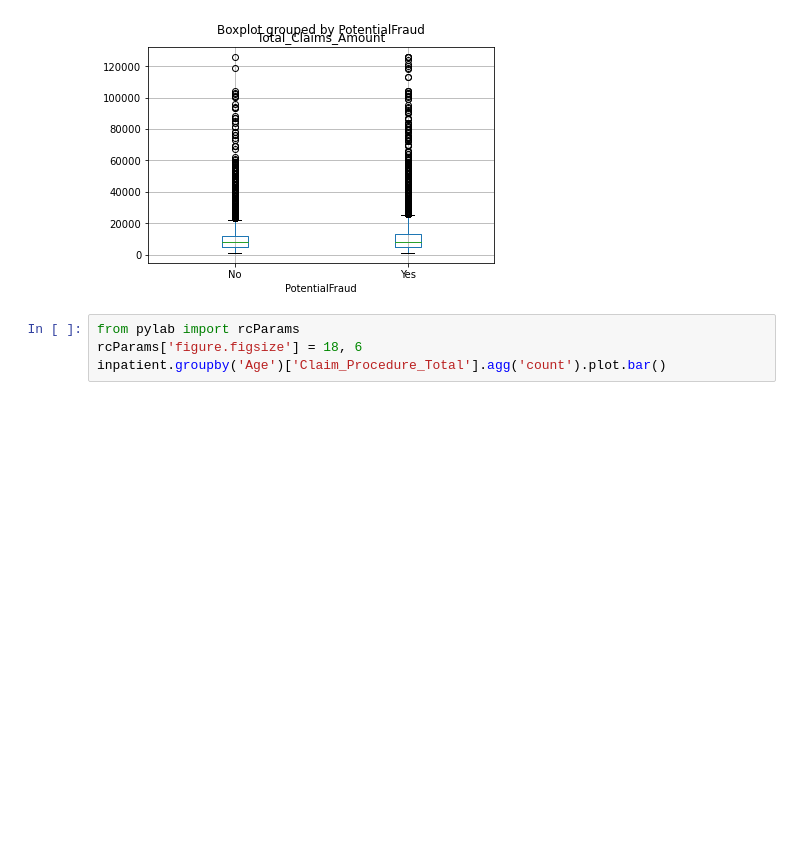
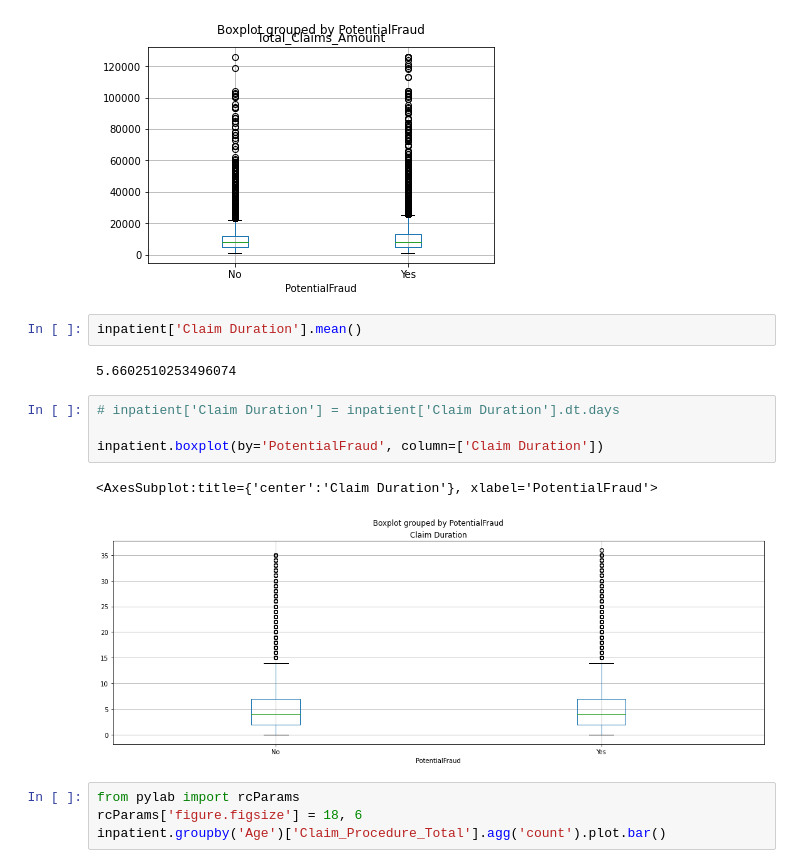
Before and after one commit to hedgekim/Healthcare-Fraud, a Jupyter notebook: Healthcare Fraud.ipynb, the cells around one changed output. Saved outputs shown, nothing was run; the diff lists cells and outputs as text; blank space fills up the shorter version.

```diff
--- a/Healthcare Fraud.ipynb
+++ b/Healthcare Fraud.ipynb
@@ -286,6 +289,17 @@ inpatient.boxplot(by='PotentialFraud', column=['Total_Claims_Amount'])
 # %% [output]
 <AxesSubplot:title={'center':'Total_Claims_Amount'}, xlabel='PotentialFraud'>
 [figure]
+# %%
+inpatient['Claim Duration'].mean()
+# %% [output]
+5.6602510253496074
+# %%
+# inpatient['Claim Duration'] = inpatient['Claim Duration'].dt.days
+
+inpatient.boxplot(by='PotentialFraud', column=['Claim Duration'])
+# %% [output]
+<AxesSubplot:title={'center':'Claim Duration'}, xlabel='PotentialFraud'>
+[figure, added]
 # %%
 from pylab import rcParams
 rcParams['figure.figsize'] = 18, 6
```
Also changed, not shown: parts of 16 cells of this notebook, 3 other files.
